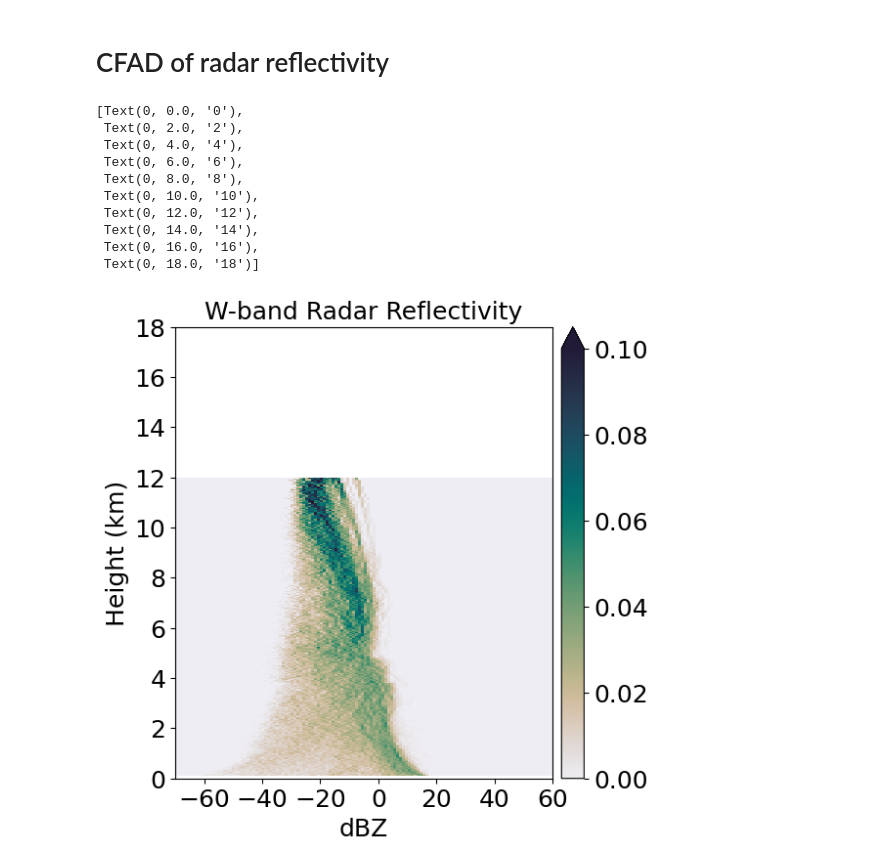
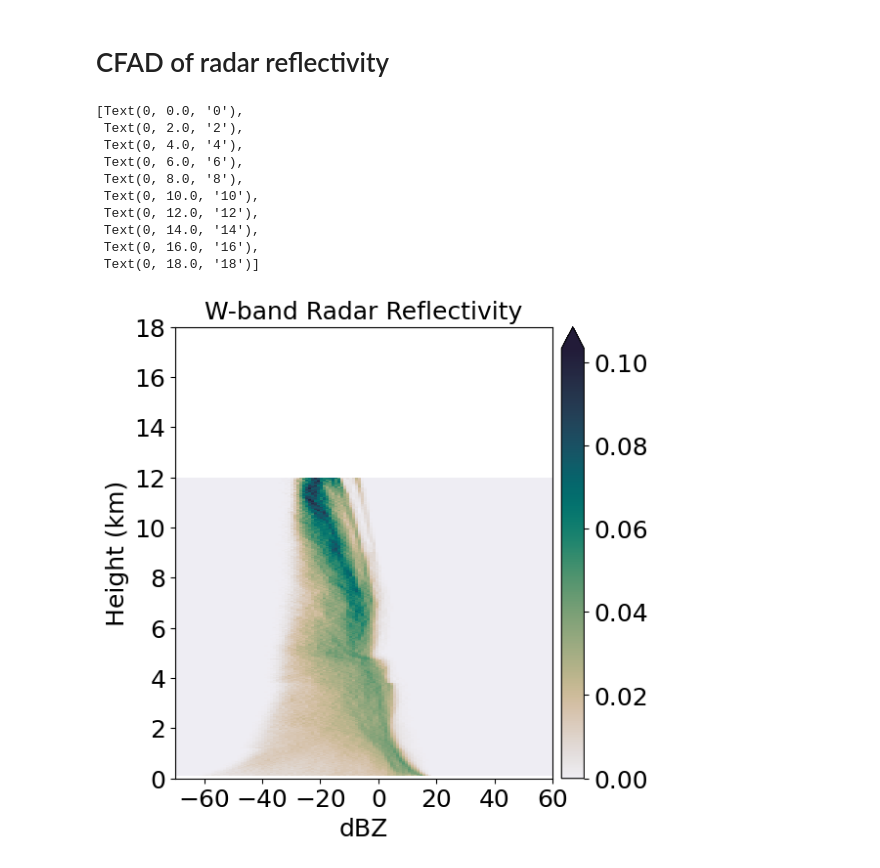
Before and after one commit to allison-wing/PICCOLO, a Jupyter notebook: plot_wband_timeseries_reflectivity.ipynb, the cells around one changed output. Cells and saved outputs as stored; diff of their text form; code cells hidden in the pictures.

```diff
--- a/plot_wband_timeseries_reflectivity.ipynb
+++ b/plot_wband_timeseries_reflectivity.ipynb
@@ -84,7 +84,7 @@ for dd in days:
     wband_day = xr.open_dataset(filename)
 
     #Interpolate to 10-minute time array
-    times_day_10min = np.arange(wband_day.time.values[0], wband_day.time.values[-1], np.timedelta64(10, 'm'))
+    times_day_10min = np.arange(wband_day.time.values[0], wband_day.time.values[-1], np.timedelta64(1, 'm'))
     wband_day_interp = wband_day.interp(time=times_day_10min)
 
     #Concatenate to full dataset
@@ -141,8 +143,8 @@ ax.set_xlim(pd.to_datetime('2024-08-16T00:00:00'), pd.to_datetime('2024-09-24T00
 # %%
 # Read in all data for a subset of days
 
-time1 = np.datetime64('2024-09-08T06:00:00')
-time2 = np.datetime64('2024-09-08T17:00:00')
+time1 = np.datetime64('2024-08-16T08:00:00')
+time2 = np.datetime64('2024-08-28T08:00:00')
 
 #Make days array
 days = np.arange(time1, time2, np.timedelta64(1, 'D'))
@@ -236,29 +241,30 @@ cfad_density, bin_edges = compute_cfad(wband_10min.Ze_interpolated.values, bins)
 # %%
 # Plot CFAD
 
 fig,ax = plt.subplots(figsize=(6,6))
 
-cfad = ax.pcolormesh(bins[:-1],height/1000,cfad_density.transpose(),cmap=cmocean.cm.rain,norm=colors.Normalize(vmin=0,vmax=0.1),shading='nearest')
+#cfad = ax.pcolormesh(bins[:-1],height/1000,cfad_density.transpose(),cmap=cmocean.cm.rain,norm=colors.Normalize(vmin=0,vmax=0.1),shading='nearest')
+cfad = ax.pcolormesh(bins[:-1],height/1000,cfad_density.transpose(),cmap=cmocean.cm.rain,shading='nearest')
 
 cbar=plt.colorbar(cfad,location='right',orientation='vertical', extend='max', pad=0.02)
 cbar.ax.tick_params(labelsize=18)
 
 ax.set_xlim(-70,60)
 ax.set_ylim(0,18)
 ax.set_title('W-band Radar Reflectivity',fontsize=18)
 ax.set_ylabel('Height (km)', fontsize=18)
 ax.set_xlabel('dBZ',fontsize=18)
 ax.set_xticklabels(ax.get_xticklabels(), fontsize=18)
 ax.set_yticklabels(ax.get_yticklabels(), fontsize=18)
 # %% [output]
 [Text(0, 0.0, '0'),
  Text(0, 2.0, '2'),
  Text(0, 4.0, '4'),
  Text(0, 6.0, '6'),
  Text(0, 8.0, '8'),
  Text(0, 10.0, '10'),
  Text(0, 12.0, '12'),
  Text(0, 14.0, '14'),
  Text(0, 16.0, '16'),
  Text(0, 18.0, '18')]
-[figure, old version]
+[figure, new version]
```
Also changed, not shown: parts of 2 cells of this notebook.
